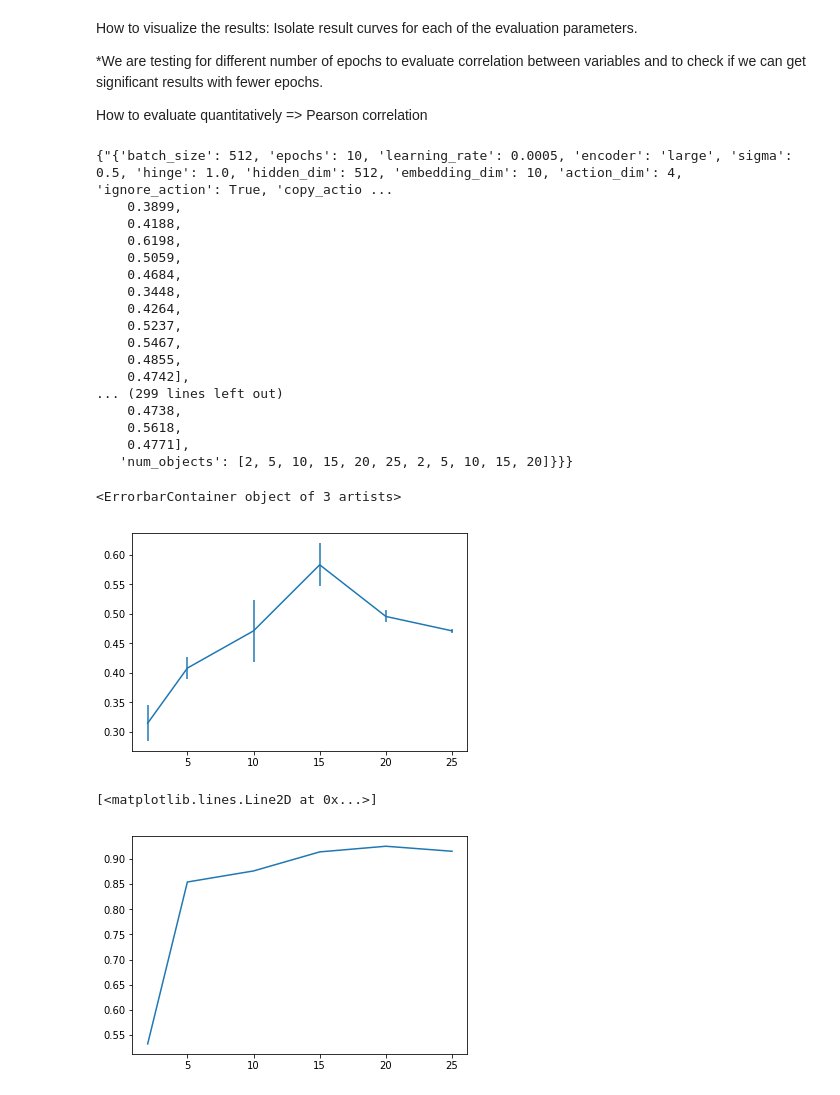
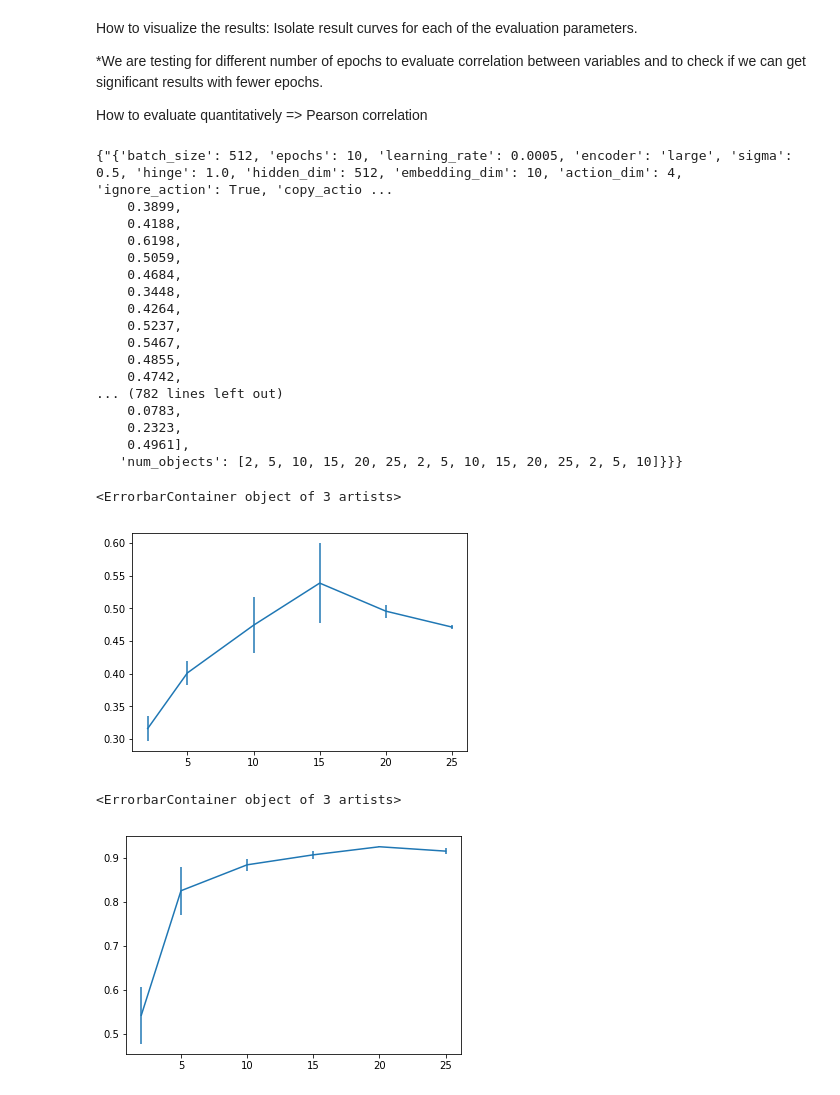
Before and after one commit to gabrielsluz/c-swm, a Jupyter notebook: Experiments.ipynb, the cells around one changed output. Cells and saved outputs as stored; diff of their text form; code cells hidden in the pictures.

Commit message:
Ignore keys now

```diff
--- a/Experiments.ipynb
+++ b/Experiments.ipynb
@@ -74,12 +74,11 @@ def extract_results(file_path):
 '''
 Convert dict to a param key
 '''
-def dict_to_key(dict_target, varying_param, experiment_keys):
+def dict_to_key(dict_target, ignore_keys):
     dict_copy = copy.deepcopy(dict_target)
-    del dict_copy[varying_param]
-    for exp_key in experiment_keys:
-        if exp_key in dict_copy:
-            del dict_copy[exp_key]
+    for key in ignore_keys:
+        if key in dict_copy:
+            del dict_copy[key]
     return str(dict_copy)
 
 '''
@@ -98,10 +97,10 @@ experiments_keys => dict keys that are the experiments
 keys that are not experiment or varying are considered fixed
 Returns a dictionary(fixed parameters) of dictionary(experiments) of lists(results) + list(varying_param_value)
 '''
-def get_results_array(result_list, varying_param, experiment_keys):
+def get_results_array(result_list, varying_param, experiment_keys, ignore_keys):
     final_dict = {}
     for result_dict in result_list:
-        param_key = dict_to_key(result_dict, varying_param, experiment_keys)
+        param_key = dict_to_key(result_dict, [varying_param] + experiment_keys + ignore_keys)
         if not param_key in final_dict:
             final_dict[param_key] = init_result_dict(experiment_keys, varying_param)
         for exp_key in experiment_keys:
@@ -180,12 +179,13 @@ def generate_pearson_corr_mat(results, params, values, experiment_keys, varying_
     print(res_matrix)
     return np.corrcoef(res_matrix)
 # %%
-experiment_keys = ['LineaEvalAcc', 'FineTuning10pc30epochs', 'FineTuning10pc60epochs']
+experiment_keys = ['LinearEvalAcc', 'FineTuning10pc30epochs', 'FineTuning10pc60epochs']
 experiment_keys += ['H1_num_steps=1', 'H1_num_steps=5', 'H1_num_steps=10']
 experiment_keys += ['MRR_num_steps=1', 'MRR_num_steps=5', 'MRR_num_steps=10']
 varying_param = 'num_objects'
-result_list = extract_results("eval_num_objects.txt")
-results = get_results_array(result_list, varying_param, experiment_keys)
+result_list = extract_results("results/eval_num_objects.txt")
+ignore_keys = ['seed']
+results = get_results_array(result_list, varying_param, experiment_keys, ignore_keys)
 # %%
 results
 # %% [output]
@@ -200,12 +200,12 @@ results
     0.5237,
     0.5467,
     0.4855,
-    0.4742],
-... (299 lines left out)
-    0.4738,
-    0.5618,
-    0.4771],
-   'num_objects': [2, 5, 10, 15, 20, 25, 2, 5, 10, 15, 20]}}}
+    0.4742,
+... (782 lines left out)
+    0.0783,
+    0.2323,
+    0.4961],
+   'num_objects': [2, 5, 10, 15, 20, 25, 2, 5, 10, 15, 20, 25, 2, 5, 10]}}}
 # %%
 import matplotlib.pyplot as plt
 params = ['epochs', 'use_trans_model']
@@ -216,17 +216,17 @@ x, y_mean, y_std = get_plot_ready_res(results, params, values, experiment_key, v
 plt.errorbar(x, y_mean, yerr=y_std)
 # %% [output]
 <ErrorbarContainer object of 3 artists>
-[figure, old version]
+[figure, new version]
 # %%
 params = ['epochs', 'use_trans_model']
 values = [10, 'False']
 experiment_key = 'FineTuning10pc60epochs'
 varying_param = 'num_objects'
 x, y_mean, y_std = get_plot_ready_res(results, params, values, experiment_key, varying_param)
-plt.plot(x, y_mean)
+plt.errorbar(x, y_mean, yerr=y_std)
 # %% [output]
-[<matplotlib.lines.Line2D at 0x...>]
+<ErrorbarContainer object of 3 artists>
-[figure, old version]
+[figure, new version]
 # %%
 params = ['epochs', 'use_trans_model']
 values = [10, 'True']
```
Also changed, not shown: parts of 10 cells of this notebook.
